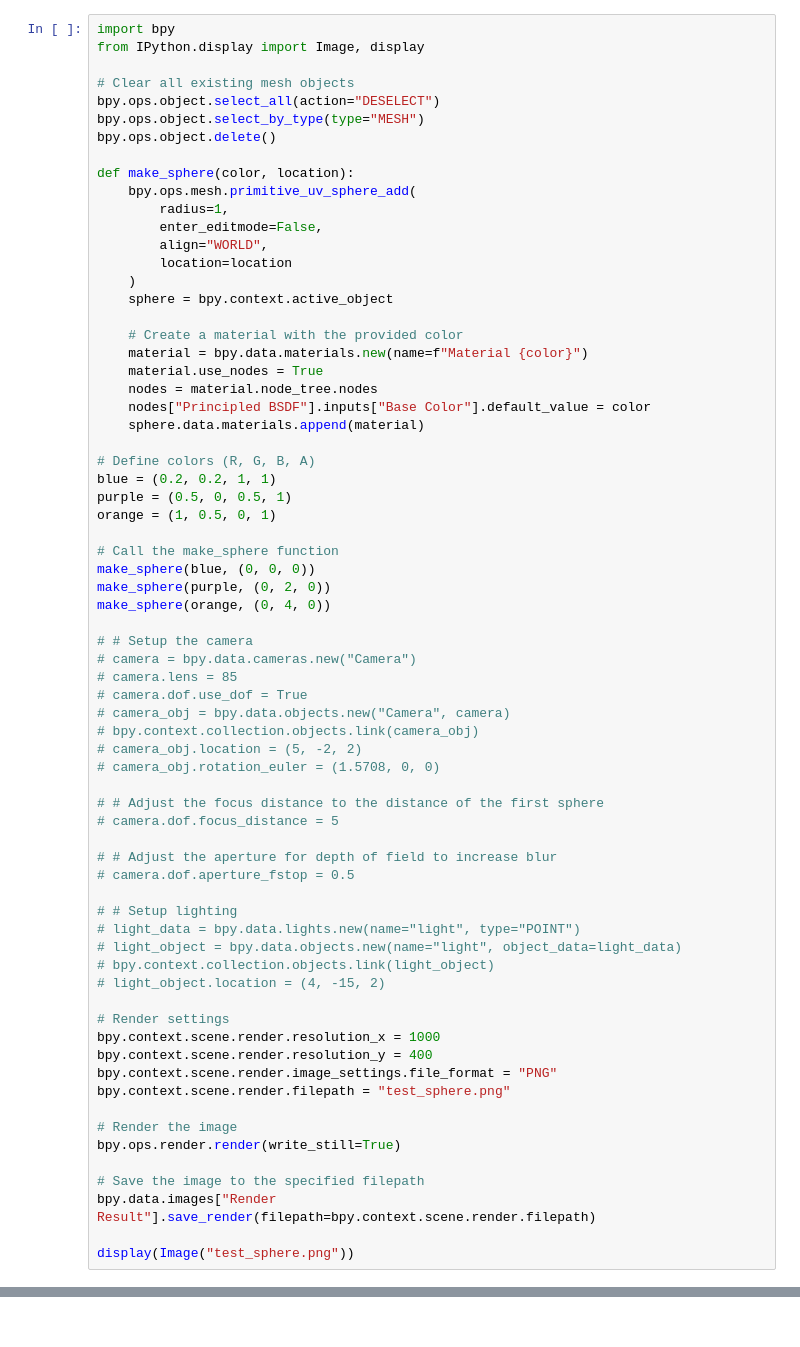
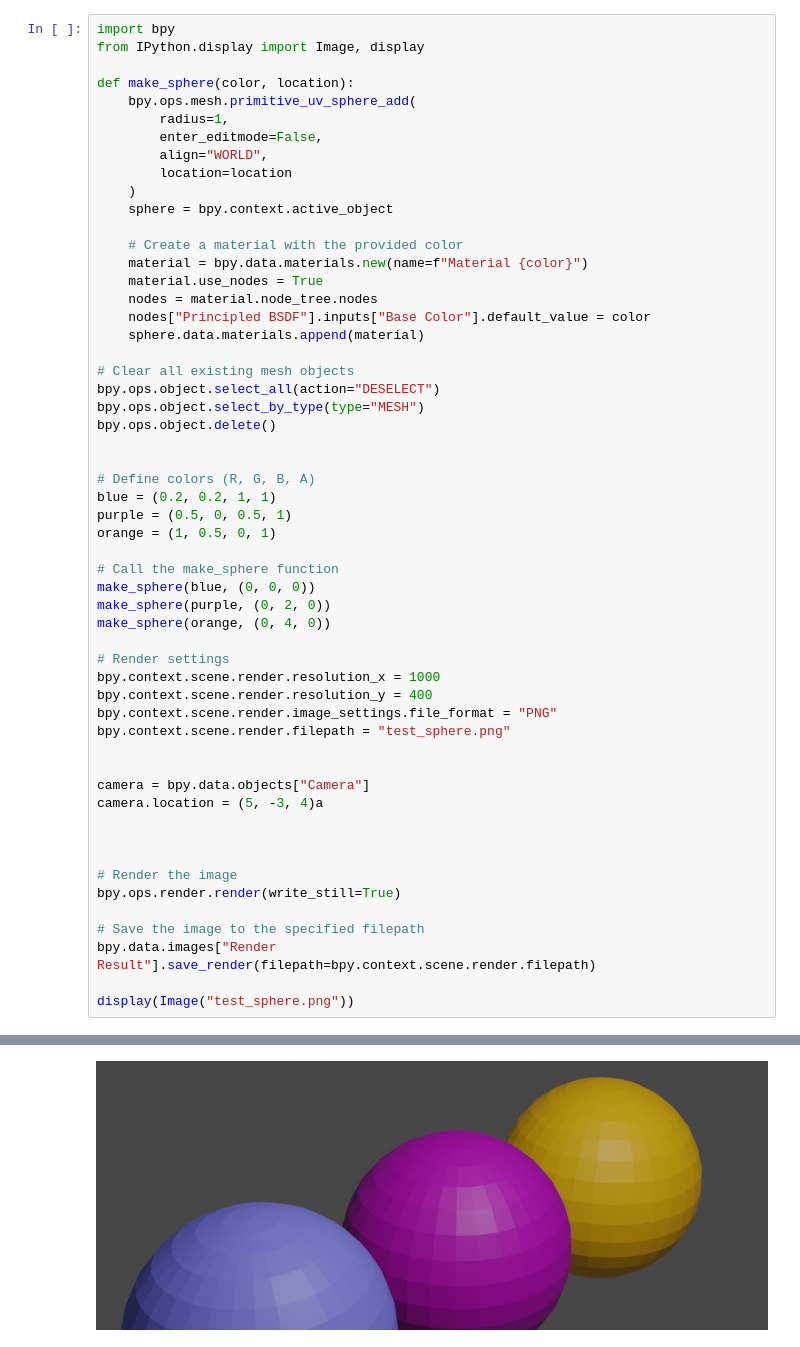
Before and after one commit to kolibril13/ipyblender-experimental, a Jupyter notebook: testing.ipynb, the cells around one changed output, grey strips where cells are left out. Cells and saved outputs as stored; diff of their text form.

Commit message:
move camera

```diff
--- a/testing.ipynb
+++ b/testing.ipynb
@@ -1,11 +1,6 @@
 # %%
 import bpy
 from IPython.display import Image, display
-
-# Clear all existing mesh objects
-bpy.ops.object.select_all(action="DESELECT")
-bpy.ops.object.select_by_type(type="MESH")
-bpy.ops.object.delete()
 
 def make_sphere(color, location):
     bpy.ops.mesh.primitive_uv_sphere_add(
@@ -23,6 +18,12 @@ def make_sphere(color, location):
     nodes["Principled BSDF"].inputs["Base Color"].default_value = color
     sphere.data.materials.append(material)
 
+# Clear all existing mesh objects
+bpy.ops.object.select_all(action="DESELECT")
+bpy.ops.object.select_by_type(type="MESH")
+bpy.ops.object.delete()
+
+
 # Define colors (R, G, B, A)
 blue = (0.2, 0.2, 1, 1)
 purple = (0.5, 0, 0.5, 1)
@@ -33,32 +34,17 @@ make_sphere(blue, (0, 0, 0))
 make_sphere(purple, (0, 2, 0))
 make_sphere(orange, (0, 4, 0))
 
-# # Setup the camera
-# camera = bpy.data.cameras.new("Camera")
-# camera.lens = 85
-# camera.dof.use_dof = True
-# camera_obj = bpy.data.objects.new("Camera", camera)
-# bpy.context.collection.objects.link(camera_obj)
-# camera_obj.location = (5, -2, 2)
-# camera_obj.rotation_euler = (1.5708, 0, 0)
-
-# # Adjust the focus distance to the distance of the first sphere
-# camera.dof.focus_distance = 5
-
-# # Adjust the aperture for depth of field to increase blur
-# camera.dof.aperture_fstop = 0.5
-
-# # Setup lighting
-# light_data = bpy.data.lights.new(name="light", type="POINT")
-# light_object = bpy.data.objects.new(name="light", object_data=light_data)
-# bpy.context.collection.objects.link(light_object)
-# light_object.location = (4, -15, 2)
-
 # Render settings
 bpy.context.scene.render.resolution_x = 1000
 bpy.context.scene.render.resolution_y = 400
 bpy.context.scene.render.image_settings.file_format = "PNG"
 bpy.context.scene.render.filepath = "test_sphere.png"
+
+
+camera = bpy.data.objects["Camera"]
+camera.location = (5, -3, 4)a
+
+
 
 # Render the image
 bpy.ops.render.render(write_still=True)
@@ -67,3 +53,4 @@ bpy.ops.render.render(write_still=True)
 bpy.data.images["Render Result"].save_render(filepath=bpy.context.scene.render.filepath)
 
 display(Image("test_sphere.png"))
+# %% [output]
@@ -69,0 +70 @@ display(Image("test_sphere.png"))
+[figure, added]
```
Also changed, not shown: parts of 1 cell of this notebook, 1 other file.
